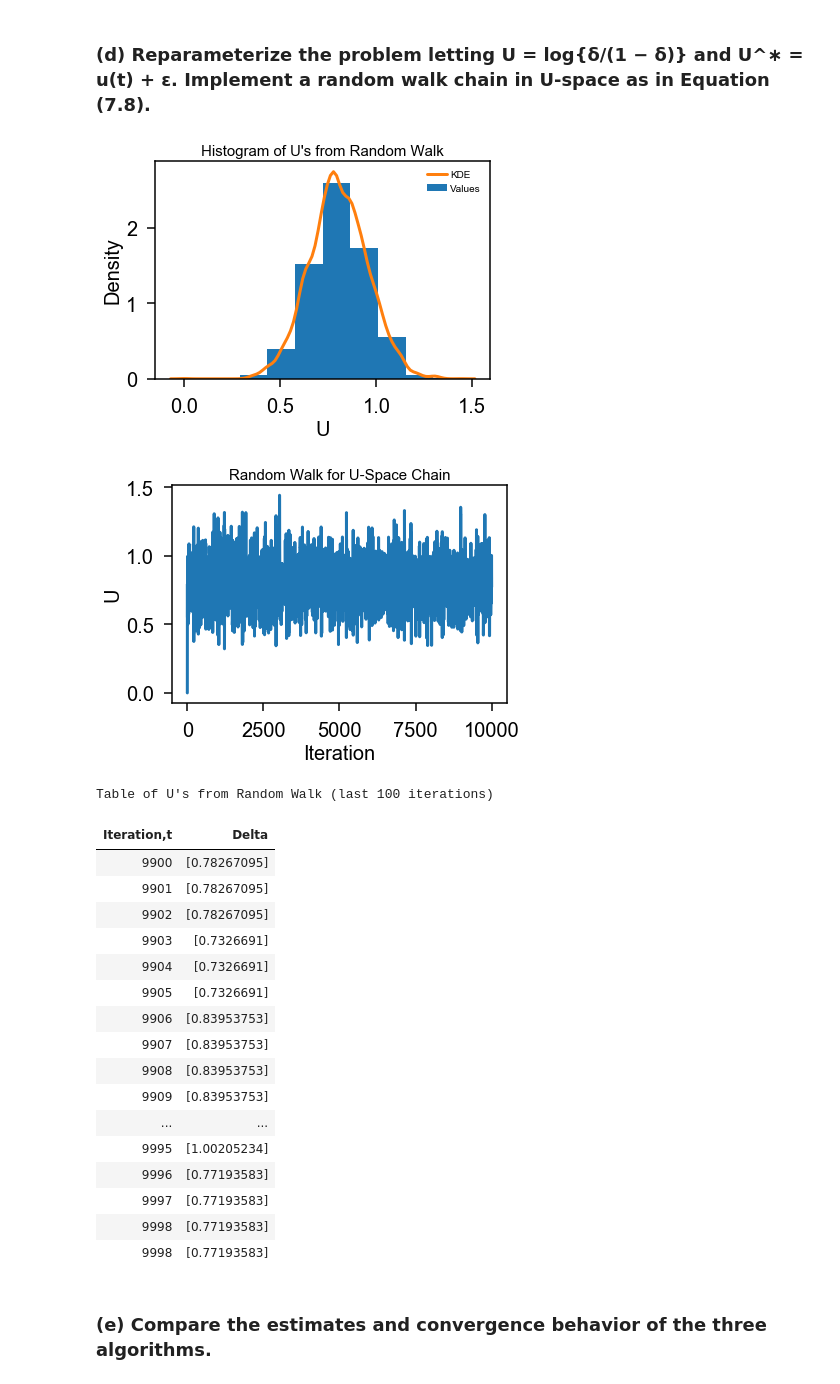
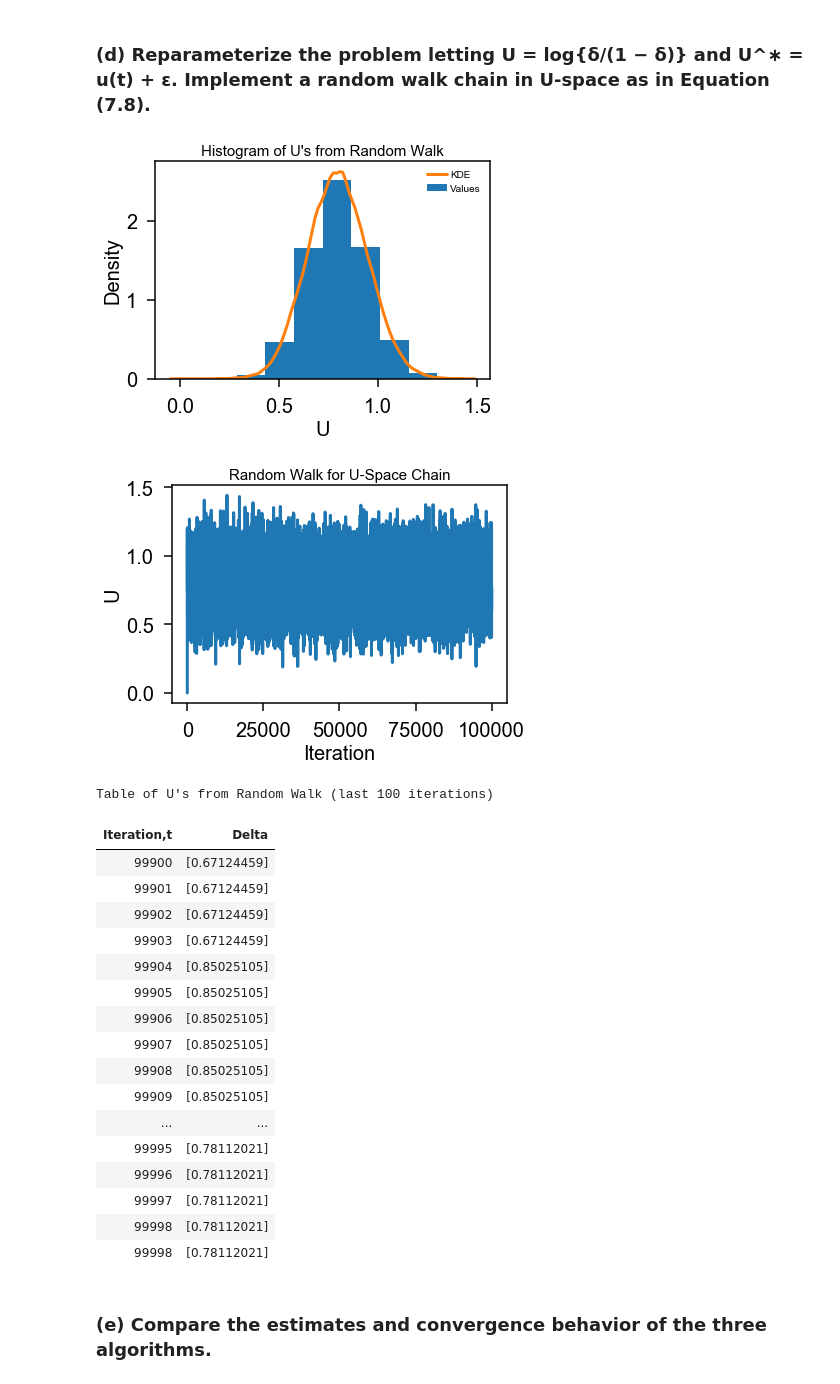
Before and after one commit to rachelsingleton/Math472, a Jupyter notebook: Singleton_HW10.ipynb, the cells around one changed output. Saved outputs shown, nothing was run; the diff lists cells and outputs as text; code cells hidden in the pictures.

```diff
--- a/Singleton_HW10.ipynb
+++ b/Singleton_HW10.ipynb
@@ -33,7 +33,7 @@ from scipy.stats import uniform
 import seaborn as sns
 import pandas as pd
 
-m = 200000
+m = 100000
 delta = 0.5
 deltas = []
 deltas.append(delta)
@@ -75,7 +75,7 @@ plt.show()
 
 print("Table of Deltas from MCMC Procedure (last 100 iterations)")
 df = pd.DataFrame(appendedlist, columns = ['Iteration,t','Delta'])
-df = df.iloc[199900:m,:]
+df = df.iloc[99900:m,:]
 df = df.style.hide_index()
 df = df.set_table_styles([dict(selector='th', props=[('text-align', 'center')])])
 df
@@ -102,7 +102,7 @@ Table of Deltas from MCMC Procedure (last 100 iterations)
 # %% [markdown]
 ### (c) Implement a random walk chain with δ^∗ = δ(t) + ε with ε ∼Unif(−1,1)
 # %%
-m = 10000
+m = 100000
 delta = 0.5
 deltas = []
 deltas.append(delta)
@@ -143,7 +143,7 @@ plt.show()
 
 print("Table of Deltas from Random Walk (last 100 iterations)")
 df = pd.DataFrame(appendedlist, columns = ['Iteration,t','Delta'])
-df = df.iloc[9900:m,:]
+df = df.iloc[99900:m,:]
 df = df.style.hide_index()
 df = df.set_table_styles([dict(selector='th', props=[('text-align', 'center')])])
 df
@@ -172,7 +172,7 @@ Table of Deltas from Random Walk (last 100 iterations)
 # %%
 from scipy.special import expit,logit
 
-m = 10000
+m = 100000
 delta = logit(0.5)
 deltas = []
 deltas.append(delta)
@@ -201,55 +201,55 @@ for i in range(m-1):
 
     if prob_val <= ratio and 1>= expit(delta_star) >=0:
         deltas.append(delta_star)
     else:
         deltas.append(deltas[i])
 
 data_value = [i,deltas[i]]
 appendedlist.append(data_value)
 
 plt.figure()
 plt.hist(deltas,density=True,label="Values")
 sns.distplot(deltas,hist=False,label="KDE")
 plt.title("Histogram of U's from Random Walk",fontsize=15)
 plt.xlabel('U',fontsize=20)
 plt.ylabel('Density',fontsize=20)
 
-vals = np.linspace(0,10000,10000)
+vals = np.linspace(0,100000,100000)
 
 plt.figure()
 plt.plot(vals,deltas)
 plt.title("Random Walk for U-Space Chain",fontsize=15)
 plt.xlabel('Iteration',fontsize=20)
 plt.ylabel('U',fontsize=20)
 plt.show()
 
 print("Table of U's from Random Walk (last 100 iterations)")
 df = pd.DataFrame(appendedlist, columns = ['Iteration,t','Delta'])
-df = df.iloc[9900:m,:]
+df = df.iloc[99900:m,:]
 df = df.style.hide_index()
 df = df.set_table_styles([dict(selector='th', props=[('text-align', 'center')])])
 df
 # %% [output]
-[figure, old version]
+[figure, new version]
-[figure, old version]
+[figure, new version]
 Table of U's from Random Walk (last 100 iterations)
 | Iteration,t | Delta |
-| 9900 | [0.78267095] |
-| 9901 | [0.78267095] |
-| 9902 | [0.78267095] |
-| 9903 | [0.7326691] |
-| 9904 | [0.7326691] |
-| 9905 | [0.7326691] |
-| 9906 | [0.83953753] |
-| 9907 | [0.83953753] |
-| 9908 | [0.83953753] |
-| 9909 | [0.83953753] |
+| 99900 | [0.67124459] |
+| 99901 | [0.67124459] |
+| 99902 | [0.67124459] |
+| 99903 | [0.67124459] |
+| 99904 | [0.85025105] |
+| 99905 | [0.85025105] |
+| 99906 | [0.85025105] |
+| 99907 | [0.85025105] |
+| 99908 | [0.85025105] |
+| 99909 | [0.85025105] |
 | ... | ... |
-| 9995 | [1.00205234] |
-| 9996 | [0.77193583] |
-| 9997 | [0.77193583] |
-| 9998 | [0.77193583] |
-| 9998 | [0.77193583] |
+| 99995 | [0.78112021] |
+| 99996 | [0.78112021] |
+| 99997 | [0.78112021] |
+| 99998 | [0.78112021] |
+| 99998 | [0.78112021] |
 # %% [markdown]
 ### (e) Compare the estimates and convergence behavior of the three algorithms.
 # %% [markdown]
```
Also changed, not shown: parts of 10 cells of this notebook.
